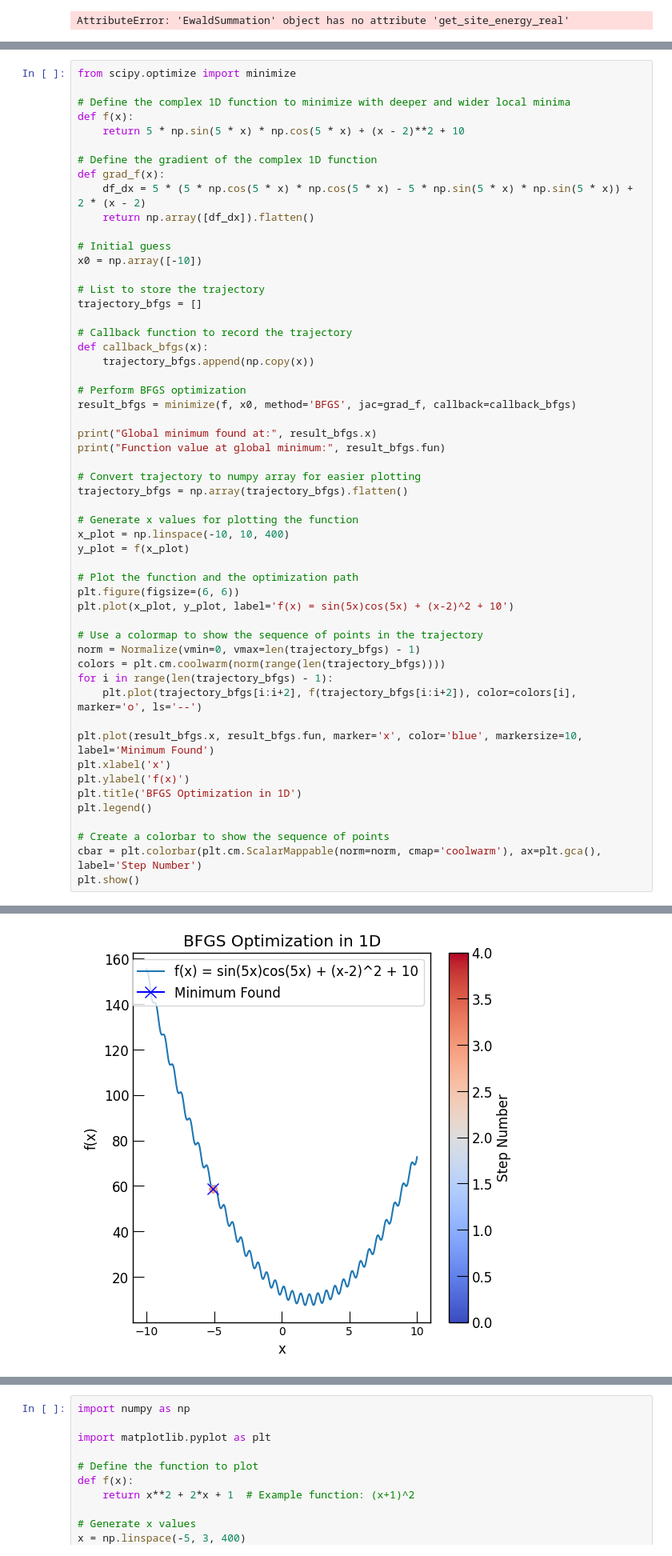
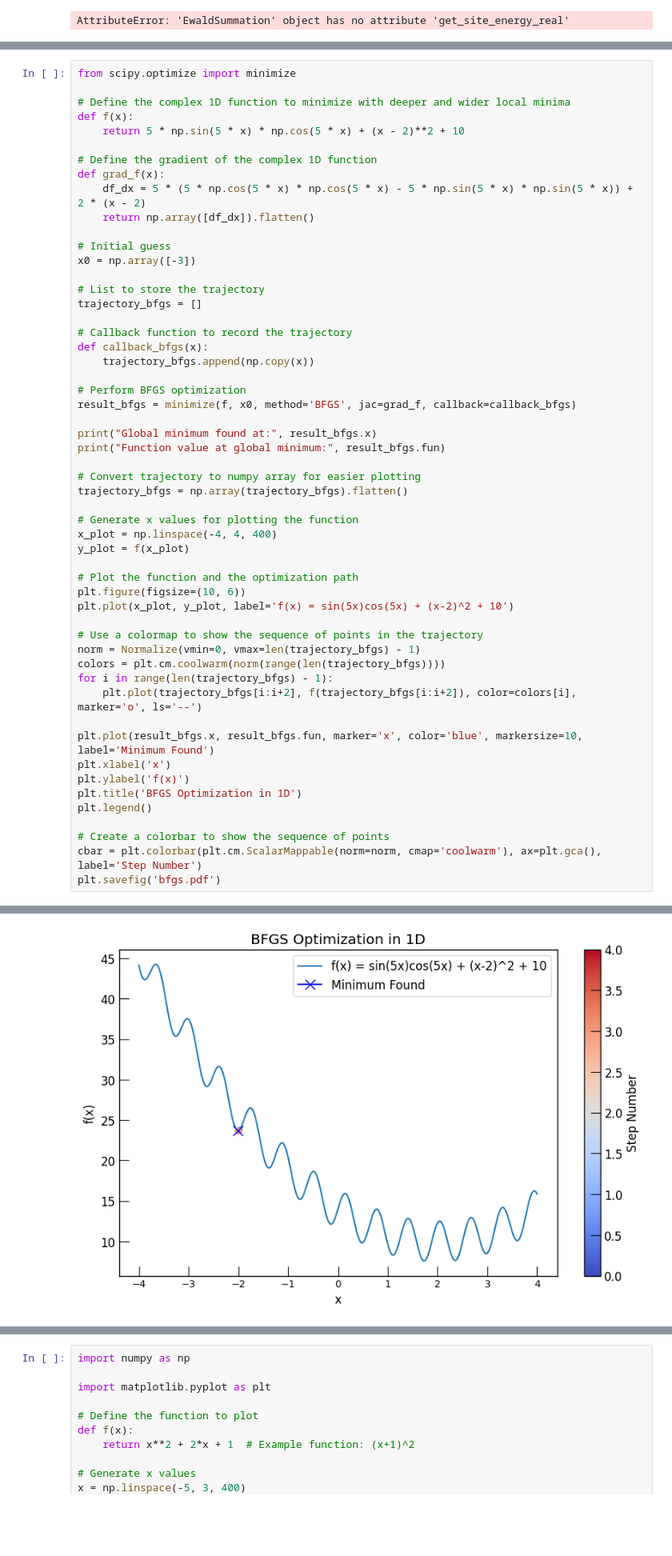
Before and after one commit to deng-group/MLE4217_5219_book, a Jupyter notebook: figures/original_figs/make_figures.ipynb, the cells around one changed output, grey strips where cells are left out. Shown at 80% size. Cells and saved outputs as stored; diff of their text form; blank space fills up the shorter version.

```diff
--- a/figures/original_figs/make_figures.ipynb
+++ b/figures/original_figs/make_figures.ipynb
@@ -355,7 +356,7 @@ def grad_f(x):
     return np.array([df_dx]).flatten()
 
 # Initial guess
-x0 = np.array([-10])
+x0 = np.array([-3])
 
 # List to store the trajectory
 trajectory_bfgs = []
@@ -374,11 +375,11 @@ print("Function value at global minimum:", result_bfgs.fun)
 trajectory_bfgs = np.array(trajectory_bfgs).flatten()
 
 # Generate x values for plotting the function
-x_plot = np.linspace(-10, 10, 400)
+x_plot = np.linspace(-4, 4, 400)
 y_plot = f(x_plot)
 
 # Plot the function and the optimization path
-plt.figure(figsize=(6, 6))
+plt.figure(figsize=(10, 6))
 plt.plot(x_plot, y_plot, label='f(x) = sin(5x)cos(5x) + (x-2)^2 + 10')
 
 # Use a colormap to show the sequence of points in the trajectory
@@ -395,5 +396,5 @@ plt.legend()
 
 # Create a colorbar to show the sequence of points
 cbar = plt.colorbar(plt.cm.ScalarMappable(norm=norm, cmap='coolwarm'), ax=plt.gca(), label='Step Number')
-plt.show()
+plt.savefig('bfgs.pdf')
 # %% [output]
@@ -402 +403 @@ Function value at global minimum: 58.682693745580956
-[figure, old version]
+[figure, new version]
```
Also changed, not shown: parts of 13 cells of this notebook, 21 other files.
